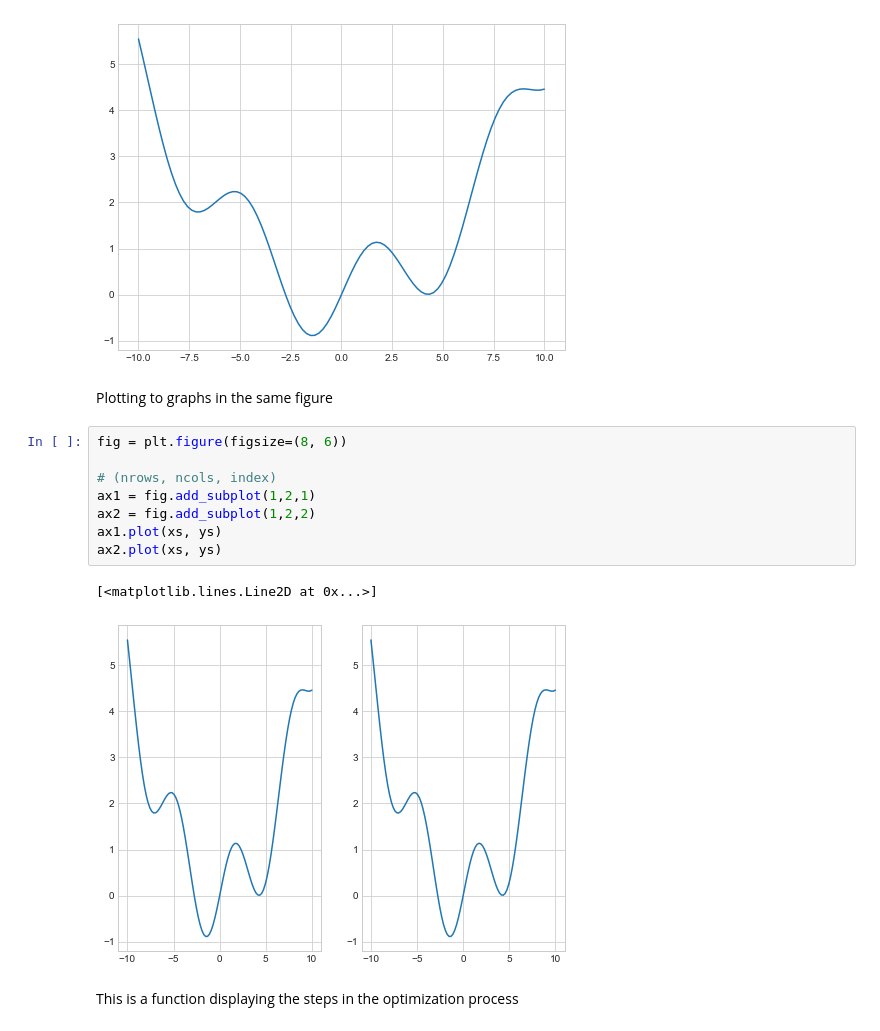
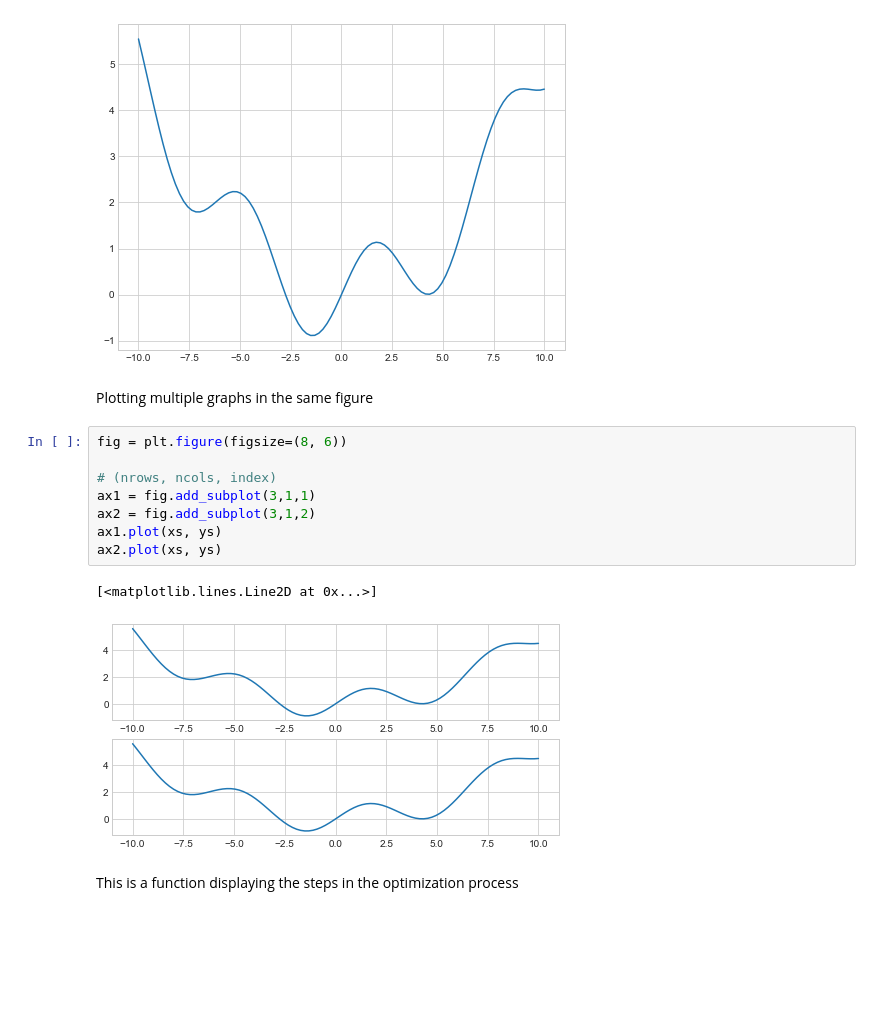
Before and after one commit to Goldfield1/NumEconClass, a Jupyter notebook: Exercise 4/exercise4.ipynb, the cells around one changed output. Cells and saved outputs as stored; diff of their text form; blank space fills up the shorter version.

```diff
--- a/Exercise 4/exercise4.ipynb
+++ b/Exercise 4/exercise4.ipynb
@@ -62,18 +65,18 @@ ax.plot(xs, ys)
 [<matplotlib.lines.Line2D at 0x...>]
 [figure]
 # %% [markdown]
-Plotting to graphs in the same figure
+Plotting multiple graphs in the same figure
 # %%
 fig = plt.figure(figsize=(8, 6))
 
 # (nrows, ncols, index)
-ax1 = fig.add_subplot(1,2,1)
-ax2 = fig.add_subplot(1,2,2)
+ax1 = fig.add_subplot(3,1,1)
+ax2 = fig.add_subplot(3,1,2)
 ax1.plot(xs, ys)
 ax2.plot(xs, ys)
 # %% [output]
 [<matplotlib.lines.Line2D at 0x...>]
-[figure, old version]
+[figure, new version]
 # %% [markdown]
 This is a function displaying the steps in the optimization process
 # %%
```
Also changed, not shown: parts of 8 cells of this notebook.
